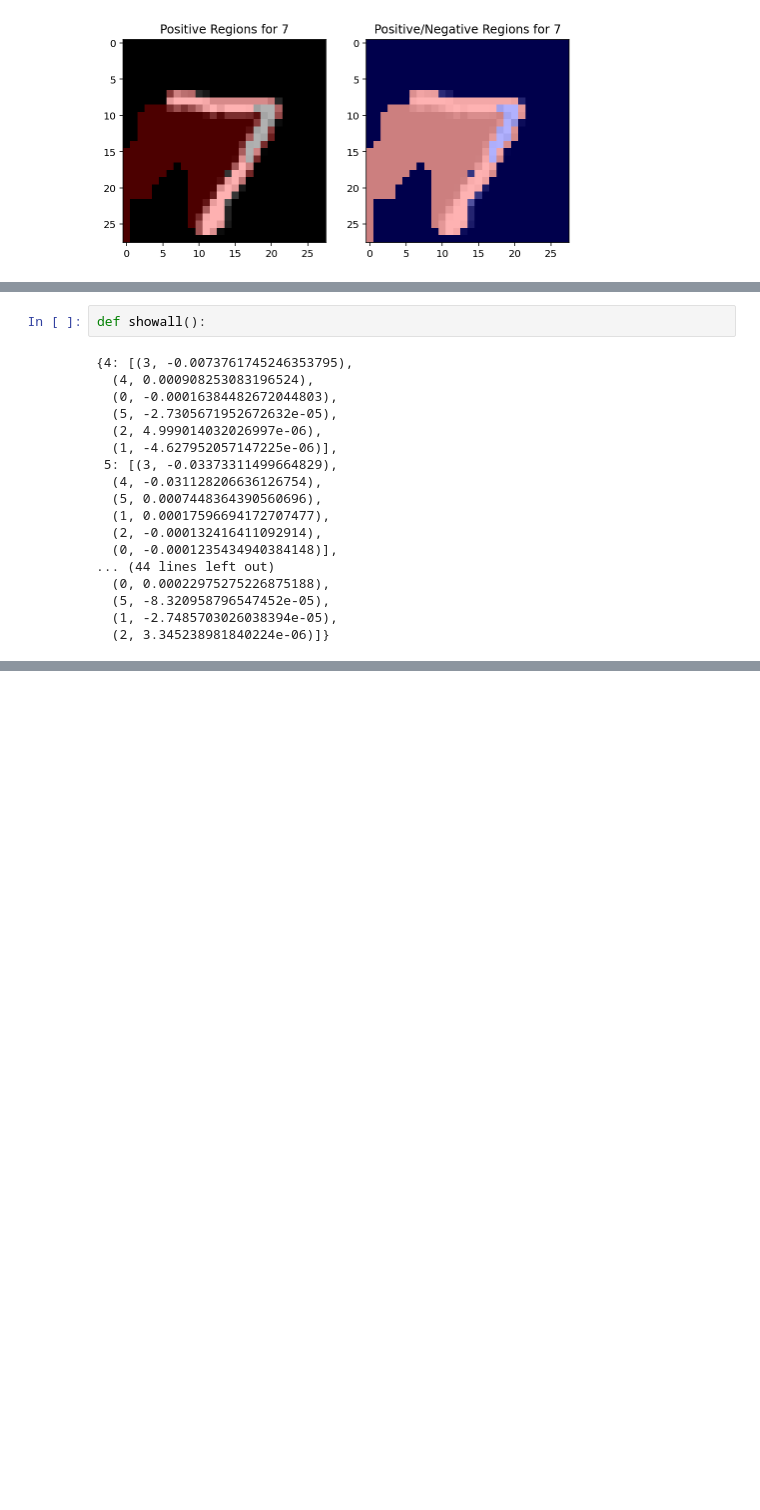
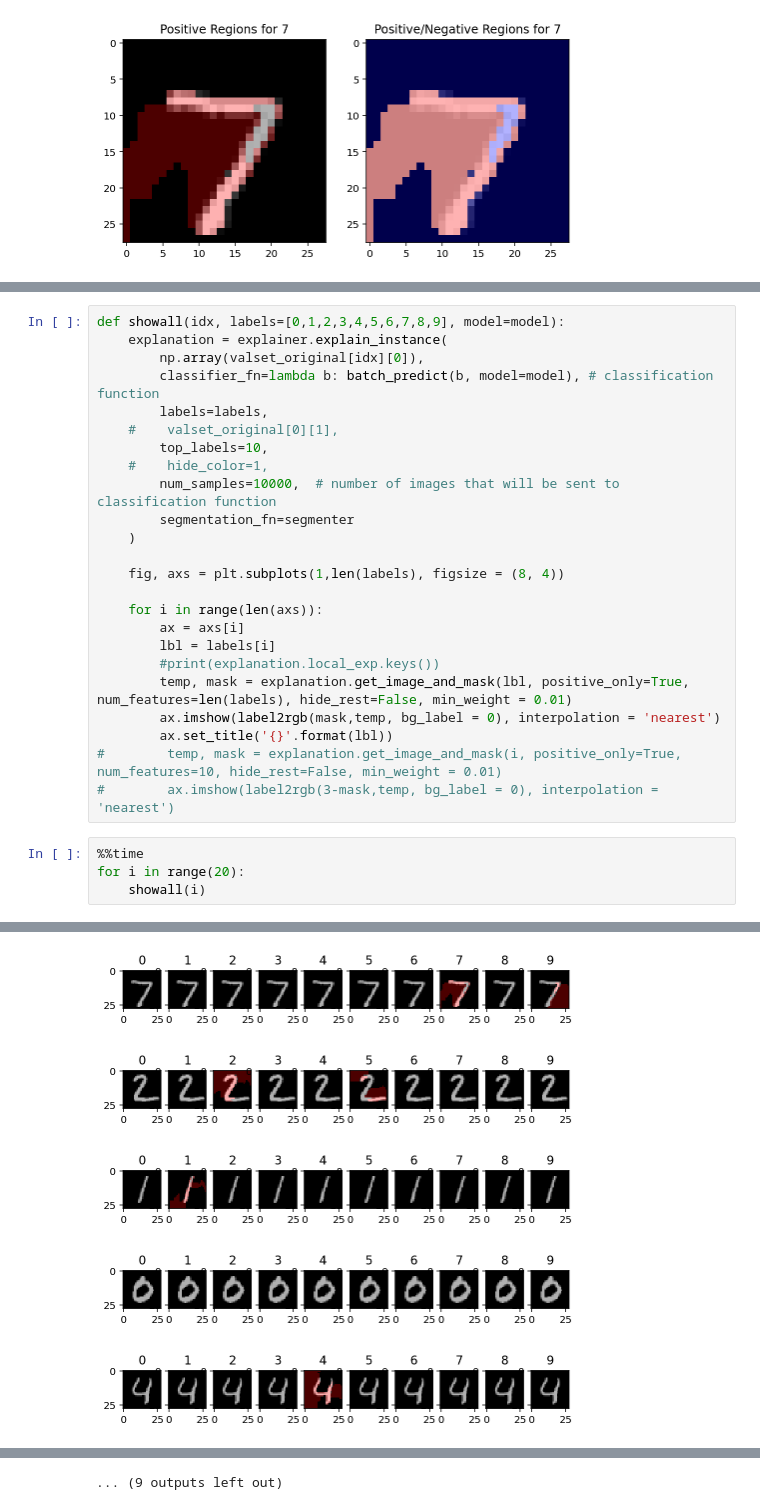
Before and after one commit to pkage/class_introspection, a Jupyter notebook: initial-explorations/MNIST - pytorch.ipynb, the cells around one changed output, grey strips where cells are left out. Saved outputs shown, nothing was run; the diff lists cells and outputs as text; blank space fills up the shorter version.

```diff
--- a/initial-explorations/MNIST - pytorch.ipynb
+++ b/initial-explorations/MNIST - pytorch.ipynb
@@ -247,20 +243,29 @@ for i in range(len(axs)):
-# %%
-def showall():
-# %% [output]
-{4: [(3, -0.0073761745246353795),
-  (4, 0.000908253083196524),
-  (0, -0.00016384482672044803),
-  (5, -2.7305671952672632e-05),
-  (2, 4.999014032026997e-06),
-  (1, -4.627952057147225e-06)],
- 5: [(3, -0.03373311499664829),
-  (4, -0.031128206636126754),
-  (5, 0.0007448364390560696),
-  (1, 0.00017596694172707477),
-  (2, -0.000132416411092914),
-  (0, -0.0001235434940384148)],
-... (44 lines left out)
-  (0, 0.00022975275226875188),
-  (5, -8.320958796547452e-05),
-  (1, -2.7485703026038394e-05),
-  (2, 3.345238981840224e-06)]}
+# %%
+def showall(idx, labels=[0,1,2,3,4,5,6,7,8,9], model=model):
+    explanation = explainer.explain_instance(
+        np.array(valset_original[idx][0]),
+        classifier_fn=lambda b: batch_predict(b, model=model), # classification function
+        labels=labels,
+    #    valset_original[0][1],
+        top_labels=10,
+    #    hide_color=1,
+        num_samples=10000,  # number of images that will be sent to classification function
+        segmentation_fn=segmenter
+    )
+
+    fig, axs = plt.subplots(1,len(labels), figsize = (8, 4))
+
+    for i in range(len(axs)):
+        ax = axs[i]
+        lbl = labels[i]
+        #print(explanation.local_exp.keys())
+        temp, mask = explanation.get_image_and_mask(lbl, positive_only=True, num_features=len(labels), hide_rest=False, min_weight = 0.01)
+        ax.imshow(label2rgb(mask,temp, bg_label = 0), interpolation = 'nearest')
+        ax.set_title('{}'.format(lbl))
+#        temp, mask = explanation.get_image_and_mask(i, positive_only=True, num_features=10, hide_rest=False, min_weight = 0.01)
+#        ax.imshow(label2rgb(3-mask,temp, bg_label = 0), interpolation = 'nearest')
+# %%
+%%time
+for i in range(20):
+    showall(i)
+# %% [output]
@@ -266,0 +274,5 @@ def showall():
+[figure, added]
+[figure, added]
+[figure, added]
+[figure, added]
+[figure, added]
@@ -266,0 +285 @@ def showall():
+... (9 outputs left out)
```
Also changed, not shown: parts of 16 cells of this notebook.
